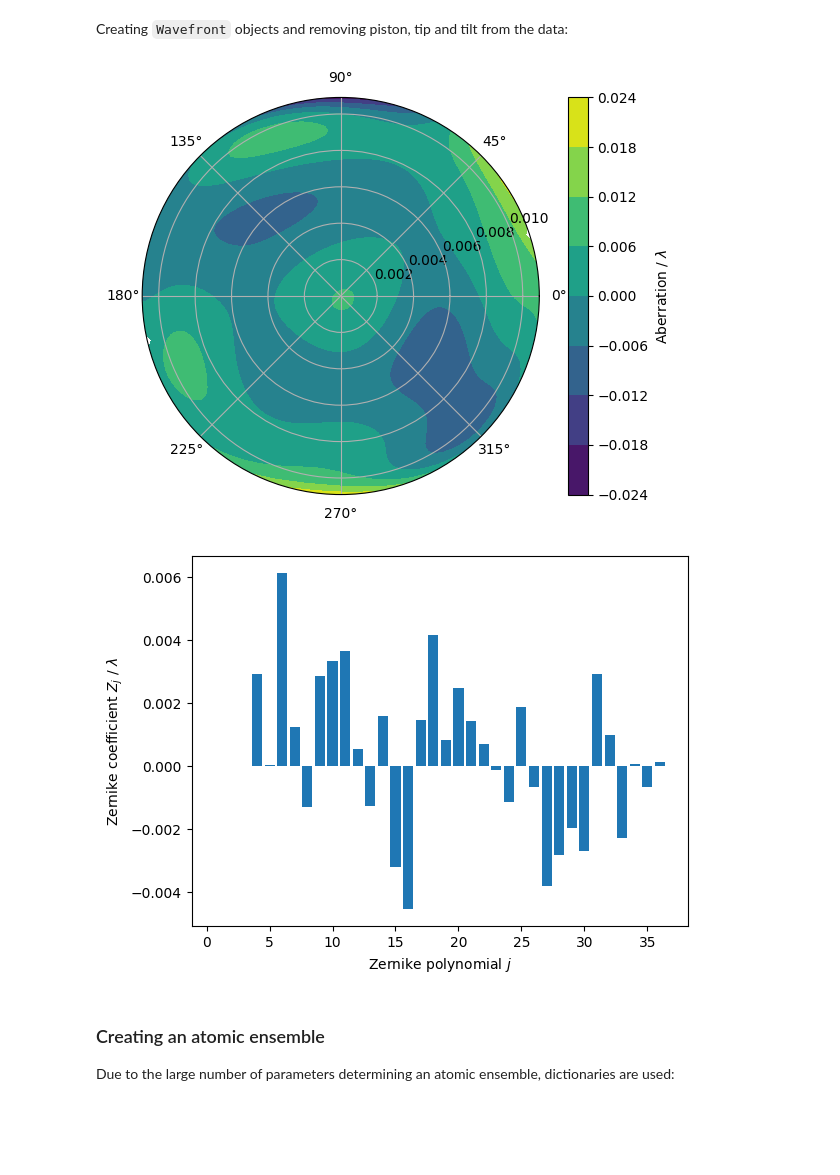
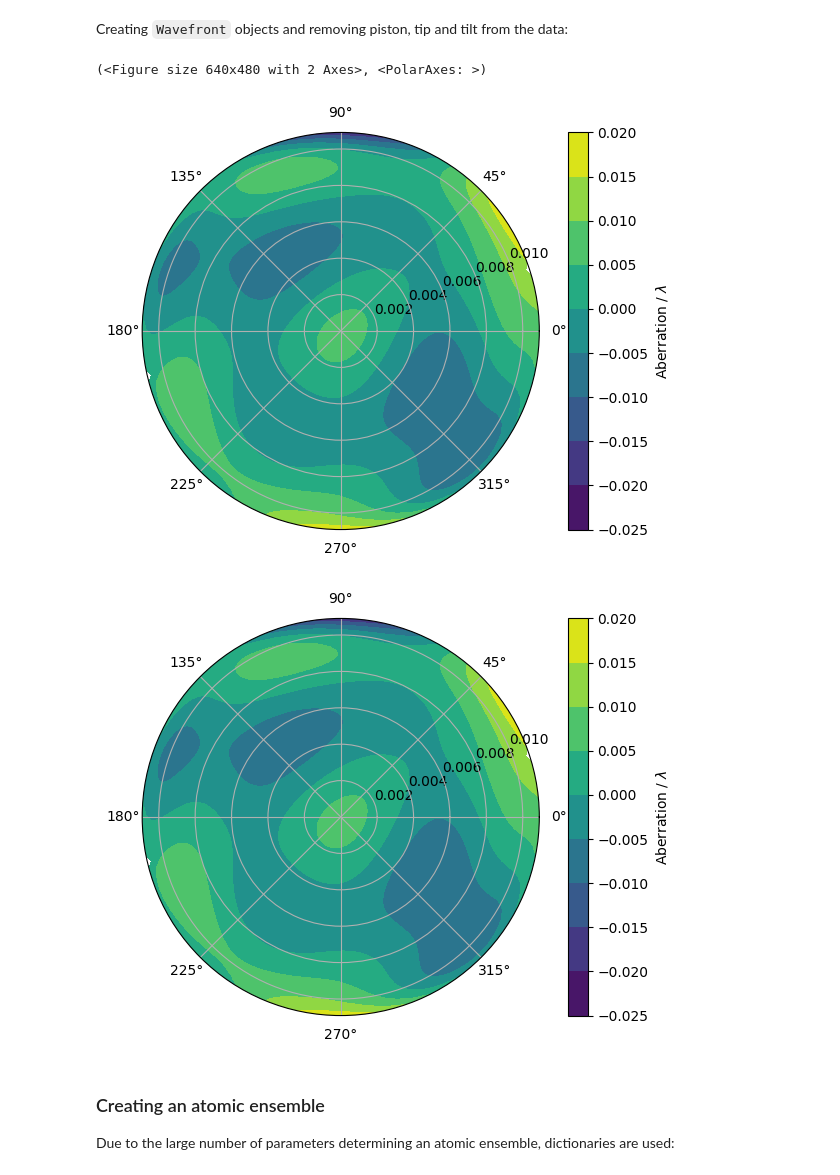
Before and after one commit to bleykauf/aisim, a Jupyter notebook: docs/examples/wavefront-aberrations.ipynb, the cells around one changed output. Cells and saved outputs as stored; diff of their text form; code cells hidden in the pictures; blank space fills up the shorter version.

```diff
--- a/docs/examples/wavefront-aberrations.ipynb
+++ b/docs/examples/wavefront-aberrations.ipynb
@@ -29,15 +45,19 @@ Creating `Wavefront` objects and removing piston, tip and tilt from the data:
 # %%
 r_wf = 10.91e-3  # radius of the available wavefront data in m
 
-wf = ais.Wavefront(r_wf, coeff_window)
-for n in [0, 1, 2]:
+wf = ais.Wavefront(r_wf, coeff_window, zern_order="WYANT")
+wf2 = ais.Wavefront(r_wf, coeff_window, zern_order="SHS")
+for n in [0, 1, 2, 35]:
     wf.coeff[n] = 0
+    wf2.coeff[n] = 0
 # %%
 wf.plot()
-fig, ax = wf.plot_coeff()
+wf2.plot()
+# fig, ax = wf.plot_coeff()
 # %% [output]
+(<Figure size 640x480 with 2 Axes>, <PolarAxes: >)
-[figure, old version]
+[figure, new version]
-[figure, old version]
+[figure, new version]
 # %% [markdown]
 ### Creating an atomic ensemble
 
```
Also changed, not shown: parts of 2 cells of this notebook, 10 other files.
